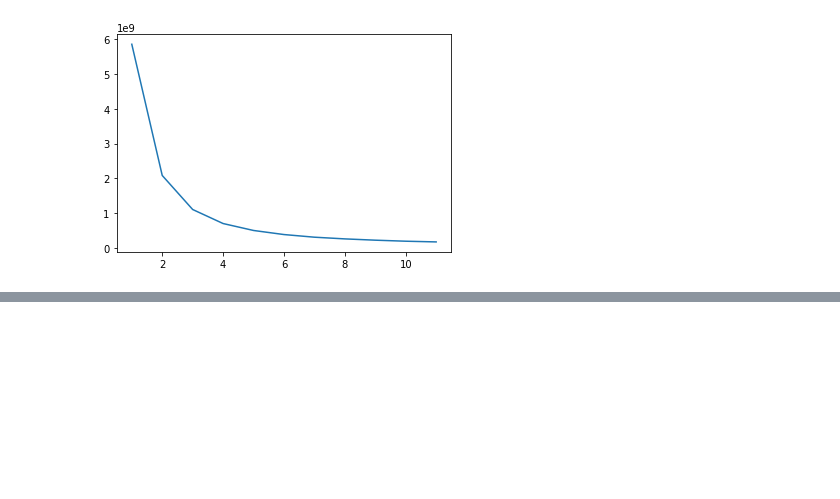
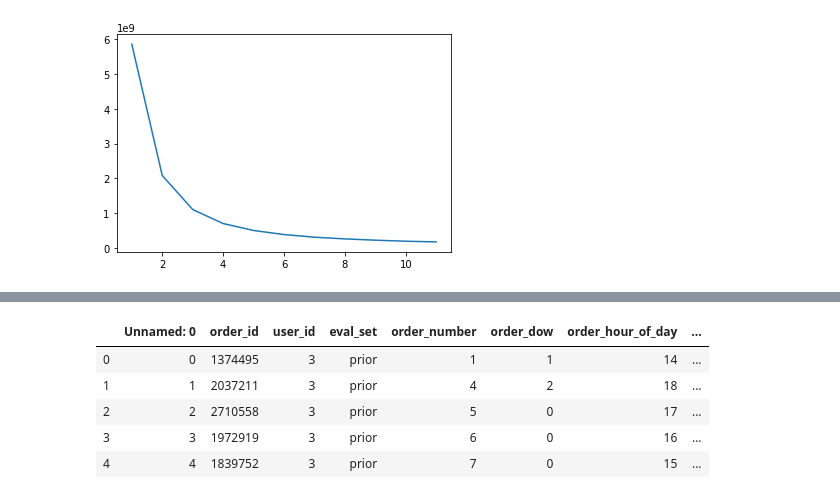
Before and after one commit to BpakGGU/data-science, a Jupyter notebook: Python/instacart/user_profile_clustering.ipynb, the cells around one changed output, grey strips where cells are left out. Cells and saved outputs as stored; diff of their text form; code cells hidden in the pictures; blank space fills up the shorter version.

```diff
--- a/Python/instacart/user_profile_clustering.ipynb
+++ b/Python/instacart/user_profile_clustering.ipynb
@@ -227,0 +250,15 @@ svd_cluster_df2['cluster']=cluster_val2
+# %%
+X_user = df_user_data.iloc[:,1:]
+
+tsvd = TruncatedSVD(n_components = 2, random_state = 221).fit(X_user)
+X_svd = tsvd.transform(X_user)
+
+km_actual = KMeans(n_clusters = 4, random_state = 42)
+km_actual.fit(X_svd)
+
+
+test_priors_svd = tsvd.transform(test_priorsX)
+test_priors_clusters = km_actual.predict(test_priors_svd)
+# %%
+test_priors['cluster'] = test_priors_clusters
+test_userid_cluster = test_priors[['User Id', 'cluster']]
@@ -227,0 +283,9 @@ svd_cluster_df2['cluster']=cluster_val2
+# %%
+testprior_full = testprior_full.merge(test_userid_cluster, left_on = 'user_id', right_on = 'User Id')
+# %% [output]
+|  | Unnamed: 0 | order_id | user_id | eval_set | order_number | order_dow | order_hour_of_day | ... |
+| 0 | 0 | 1374495 | 3 | prior | 1 | 1 | 14 | ... |
+| 1 | 1 | 2037211 | 3 | prior | 4 | 2 | 18 | ... |
+| 2 | 2 | 2710558 | 3 | prior | 5 | 0 | 17 | ... |
+| 3 | 3 | 1972919 | 3 | prior | 6 | 0 | 16 | ... |
+| 4 | 4 | 1839752 | 3 | prior | 7 | 0 | 15 | ... |
```
Also changed, not shown: parts of 17 cells of this notebook, 4 other files.
